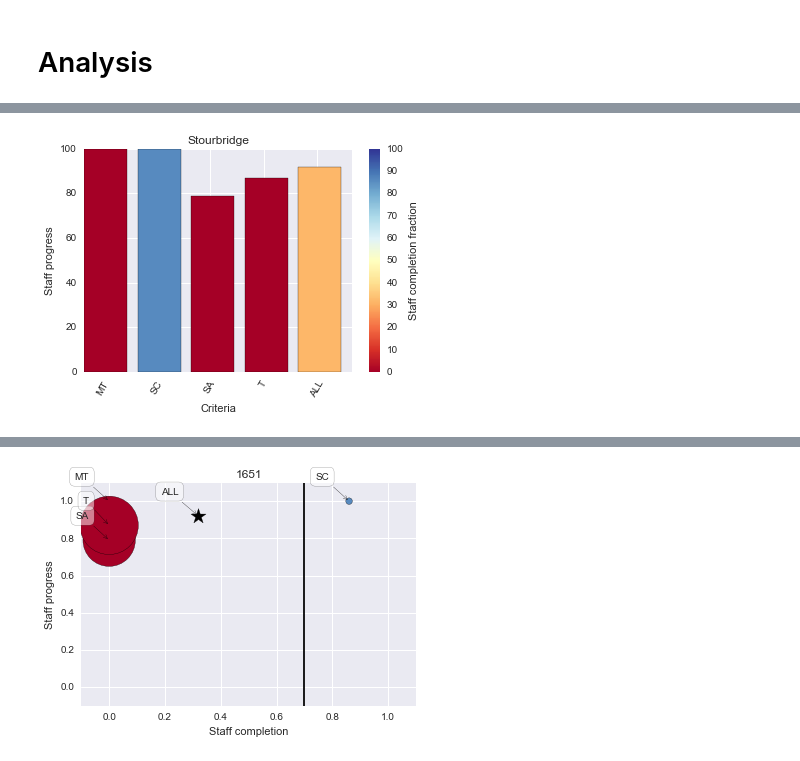
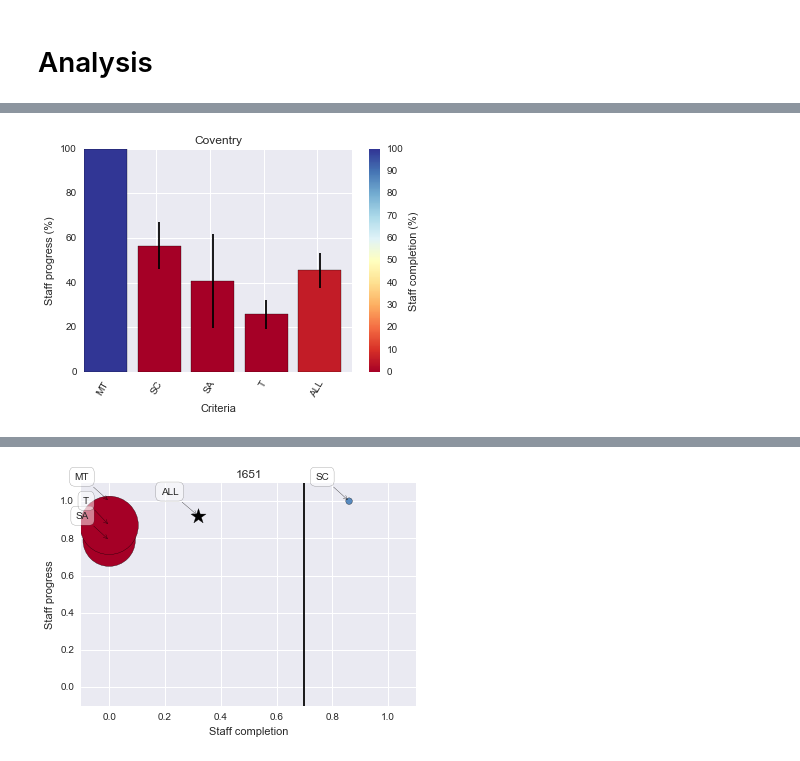
Before and after one commit to DJRumble/WestWay, a Jupyter notebook: Exploration.ipynb, the cells around one changed output, grey strips where cells are left out. Cells and saved outputs as stored; diff of their text form; code cells hidden in the pictures.

Commit message:
error bars and rounding bug fix

```diff
--- a/Exploration.ipynb
+++ b/Exploration.ipynb
@@ -106,11 +107,13 @@ def course_progress(dealers,criteria):
     grand_mean_list = []
 
     for i in dealers:
+        #print i
         for j in criteria:
             try:
                 dg = j.groupby('Code').get_group(i)
-                mean = round(np.mean(dg['Total fraction'].values),2)
-                std = round(np.std(dg['Total fraction'].values),2)
+                #print dg['Total fraction'].values, np.mean(dg['Total fraction'].values)
+                mean = round(np.mean(dg['Total fraction'].values),4)
+                std = round(np.std(dg['Total fraction'].values/np.sqrt(len(dg['Total fraction'].values))),4)
                 sums = np.nansum(dg['Total fraction'].values)
                 mean_list.append(mean)
                 std_list.append(std)
@@ -119,10 +122,11 @@ def course_progress(dealers,criteria):
                 mean_list.append(np.nan)
                 std_list.append(np.nan)
 
+        #print mean_list
         dealer_mean = np.nanmean(np.concatenate(grand_mean_list))
-        dealer_std = np.nanstd(np.concatenate(grand_mean_list))
-        mean_list.append(round(dealer_mean,2))
-        std_list.append(round(dealer_std,2))
+        dealer_std = np.nanstd(np.concatenate(grand_mean_list))/np.sqrt(len(np.concatenate(grand_mean_list)))
+        mean_list.append(round(dealer_mean,4))
+        std_list.append(round(dealer_std,4))
         sum_list.append(sums)
         mean_dict[i] = mean_list
         std_dict[i] = std_list
@@ -138,3 +142,8 @@ def course_progress(dealers,criteria):
     df_progress_std = df_progress_std.T
     df_progress_std.columns=['MT','SC','SA','T','ALL']
     return df_progress, df_progress_std
+
+
+df_progress, df_progress_std = course_progress(dealers,criteria)#
+print df_progress.ix[1651]
+print df_progress_std.ix[1651]
@@ -258,16 +268,24 @@ See the caveats in the documentation: http://pandas.pydata.org/pandas-docs/stabl
 # %%
-#Deffine the list of dealers
-dealers = []
-for i in df_SC['Code'].unique():
-    dealers.append(i)
-
+#deffine dealers
 dealership_names = {1525:'Basingstoke',1533:'Southampton',1535:'Aldershot',
                     1633:'Coventry',1650:'Birmingham',1651:'Stourbridge',
                     1655:'Wolverhampton',1692:'Stockport',1693:'Rochdale',
                     1694:'Oldham',1708:'Manchester',1877:'Hanwell',
                     1878:'Mill Hill',1883:'Altrincham'}
+
+dealers = sorted(dealership_names.iterkeys())
 # %%
 #Deffine the criteria - 12 MONTHS
 criteria = [df_MT,df_SC,df_SA,df_T]
 df_completion = course_completion(dealers,criteria)
-df_progress, df_progress_std = course_progress(dealers,criteria_init)
+df_progress, df_progress_std = course_progress(dealers,criteria)
+
+#Deffine the criteria - F2F
+criteria_6 = [df_MT_6,df_SC_6,df_SA_6,df_T_6]
+df_completion_6 = course_completion(dealers,criteria_6)
+df_progress_6 = course_progress(dealers,criteria_6)
+
+#Deffine the criteria - Initial criteria
+criteria_init = [df_MT_init,df_SC_init,df_SA_init,df_T_init]
+df_completion_init = course_completion(dealers,criteria_init)
+df_progress_init, df_progress_init_std = course_progress(dealers,criteria_init)
@@ -302,35 +322,36 @@ Name: 1525, dtype: float64
 # %%
-def PLOT_bar_chart(df_A,df_B,i):
+def PLOT_bar_chart(df_A,df_A_std,df_B,i):
     '''
     Plot the 4 criteria and combined scores for a dealership with a colour gradient
 
     '''
     plt.figure()
 
     x = df_A.columns
+    dy = map(lambda x:100.*x,df_A_std.iloc[i])
     y = map(lambda x:100.*x,df_A.iloc[i])
     z = map(lambda x:100.*x,df_B.iloc[i])
 
     title = dealership_names[df_A.index[i]]
 
     plot = plt.scatter(z, z, c = z,vmin=0,vmax=100., cmap = 'RdYlBu')
     plt.clf()
     cb = plt.colorbar(plot)
     cb.set_label('Staff completion (%)')
 
-    plt.bar(np.arange(len(y)),y,color = cm.RdYlBu([i / 100. for i in z]))
+    plt.bar(np.arange(len(y)),y,yerr=dy,color = cm.RdYlBu([i / 100. for i in z]),ecolor='k')
 
     plt.title('{}'.format(title))
     plt.ylabel('Staff progress (%)')
     plt.xlabel('Criteria')
 
     plt.xticks()
     plt.xticks(np.arange(len(y))+0.35,x,rotation=60)
 
     plt.show()
 
     return
 
-PLOT_bar_chart(df_progress,df_completion,5)
+PLOT_bar_chart(df_progress,df_progress_std,df_completion,3)
 # %% [output]
-[figure, old version]
+[figure, new version]
```
Also changed, not shown: parts of 17 cells of this notebook.
